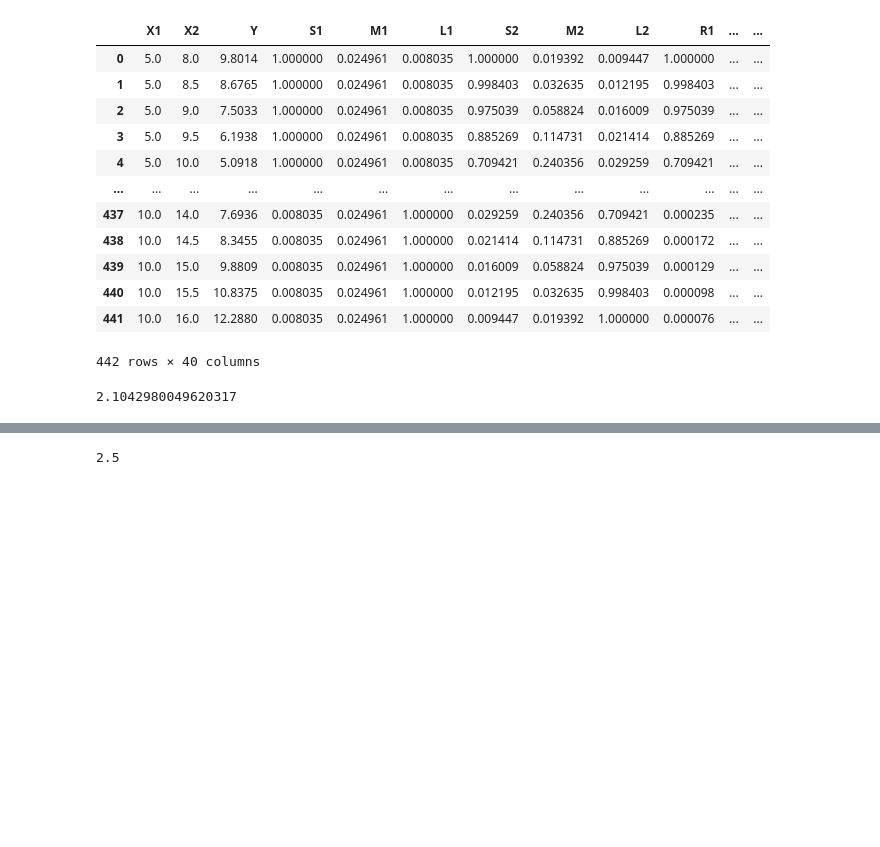
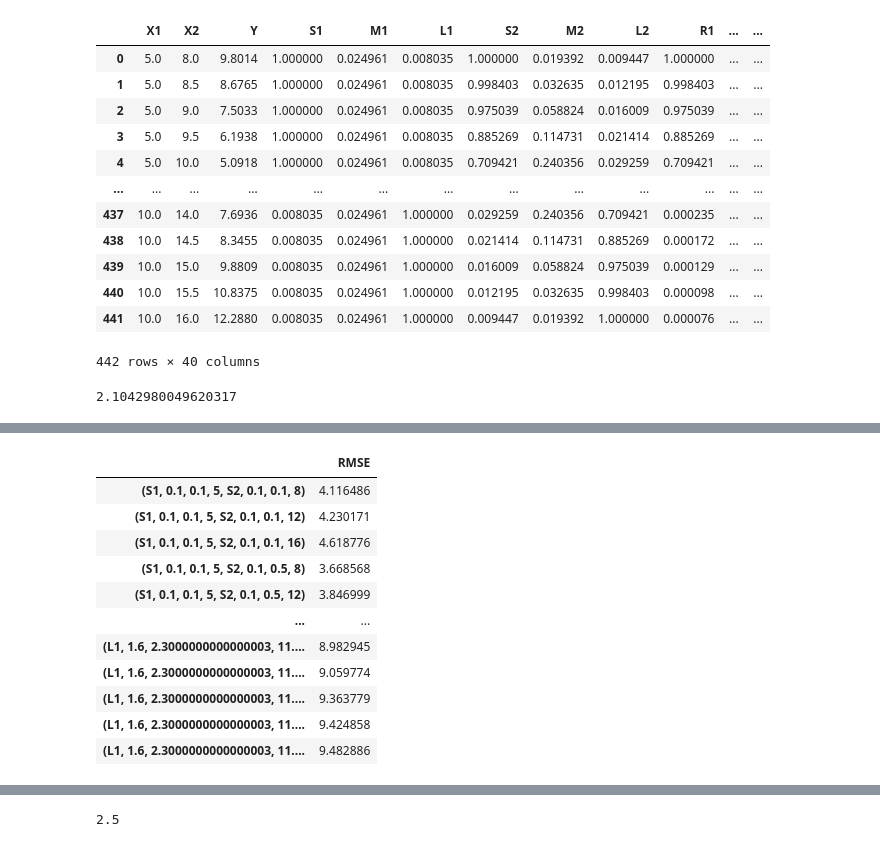
Before and after one commit to GradyKurpasi/ANFIS-Prototype, a Jupyter notebook: ANFIS Prototype.ipynb, the cells around one changed output, grey strips where cells are left out. Drawn from its saved outputs; the diff is of its cells as text; code cells hidden in the pictures; blank space fills up the shorter version.

```diff
--- a/ANFIS Prototype.ipynb
+++ b/ANFIS Prototype.ipynb
@@ -335,46 +355,39 @@ RMSE()
 # %%
-#PHASE 1 Experimentation
+#Phase 1 Experimentation
+i = .1
+p = {'S1alpha' : .6,   'S1beta' : 3.2,   'S1gamma' : 5,
+    'M1alpha' : .9,     'M1beta' : 2.4,  'M1gamma' : 6.5,
+    'L1alpha' : 1.5,   'L1beta' : 2.0,   'L1gamma' : 11,
+    'S2alpha' : 1.1,   'S2beta' : 2.7,   'S2gamma' : 8.5,
+    'M2alpha' : 1.1,   'M2beta' : 3.2,   'M2gamma' : 11.4,
+    'L2alpha' : 1.5,   'L2beta' : 2.5, 'L2gamma' : 15.2}
+for L1 in ('S1', 'M1', 'L1'):
+    for A1 in (p[L1+'alpha']-i, p[L1+'alpha'], p[L1+'alpha']+i): #np.arange(0, 5, 1):
+        p[L1+'alpha'] = A1
+        for B1 in (p[L1+'beta']-i, p[L1+'beta'], p[L1+'beta']+i): #np.arange(0, 9, 1):
+            p[L1+'beta'] = B1
+            for G1 in (p[L1+'gamma']-i, p[L1+'gamma'], p[L1+'gamma']+i): #np.arange(5, 10, 1):
+                p[L1+'gamma'] = G1
+                for L2 in ('S2', 'M2', 'L2'):
+                    for A2 in (p[L2+'alpha']-i, p[L2+'alpha'], p[L2+'alpha']+i): #np.arange(0, 5, 1):
+                        p[L2+'alpha'] = A2
+                        for B2 in (p[L2+'beta']-i, p[L2+'beta'], p[L2+'beta']+i): #np.arange(0,9, 1):
+                            p[L2 + 'beta'] = B2
+                            for G2 in (p[L2+'gamma']-i, p[L2+'gamma'], p[L2+'gamma']+i): #np.arange(8, 15, 1):
+                                p[L2+'gamma'] = G2
+                                initializedata()
+                                Layer1()
+                                Layer2()
+                                Layer3()
+                                Layer4()
+                                Layer5()
+                                Layer6()
+                                Fitness[(L1, A1, B1, G1, L2, A2, B2, G2)] = RMSE()
+                                #print((L1, A1, B1, G1, L2, A2, B2, G2), Fitness[(L1, A1, B1, G1, L2, A2, B2, G2)]))
+                    print(L1, L2)
+#MapFitness()
+newdf = pd.DataFrame.from_dict(Fitness, orient='index', columns=['RMSE'])
 
-initializedata()
-Layer1()
-Layer2()
-Layer3()
-Layer4()
-Layer5()
-Layer6()
-
-Fitness = {}
-
-def MapFitness():
-
-    global Fitness
-
-    for L1 in ('S1', 'M1', 'L1'):
-        for A1 in (0, 2.5, 5): #np.arange(0, 5, 1):
-            p[L1+'alpha'] = A1
-            for B1 in (0, 4.5, 9): #np.arange(0, 9, 1):
-                p[L1+'beta'] = B1
-                for G1 in (5, 7.5): #np.arange(5, 10, 1):
-                    p[L1+'gamma'] = G1
-                    for L2 in ('S2', 'M2', 'L2'):
-                        for A2 in (0, 2.5, 5): #np.arange(0, 5, 1):
-                            p[L2+'alpha'] = A2
-                            for B2 in (0, 4.5, 9): #np.arange(0,9, 1):
-                                p[L2 + 'beta'] = B2
-                                for G2 in (8, 12, 16): #np.arange(8, 15, 1):
-                                    p[L2+'gamma'] = G2
-                                    initializedata()
-                                    Layer1()
-                                    Layer2()
-                                    Layer3()
-                                    Layer4()
-                                    Layer5()
-                                    Layer6()
-                                    Fitness[(L1, A1, B1, G1, L2, A2, B2, G2)] = RMSE()
-
-MapFitness()
-newdf = pd.DataFrame.from_dict(Fitness)
-
-newdf.to_csv("first run.csv")
+newdf.to_csv("fourth run.csv")
 newdf
 # %% [output]
@@ -381,0 +411,12 @@ KeyboardInterrupt:
+|  | RMSE |
+| (S1, 0.1, 0.1, 5, S2, 0.1, 0.1, 8) | 4.116486 |
+| (S1, 0.1, 0.1, 5, S2, 0.1, 0.1, 12) | 4.230171 |
+| (S1, 0.1, 0.1, 5, S2, 0.1, 0.1, 16) | 4.618776 |
+| (S1, 0.1, 0.1, 5, S2, 0.1, 0.5, 8) | 3.668568 |
+| (S1, 0.1, 0.1, 5, S2, 0.1, 0.5, 12) | 3.846999 |
+| ... | ... |
+| (L1, 1.6, 2.3000000000000003, 11.... | 8.982945 |
+| (L1, 1.6, 2.3000000000000003, 11.... | 9.059774 |
+| (L1, 1.6, 2.3000000000000003, 11.... | 9.363779 |
+| (L1, 1.6, 2.3000000000000003, 11.... | 9.424858 |
+| (L1, 1.6, 2.3000000000000003, 11.... | 9.482886 |
```
Also changed, not shown: parts of 7 cells of this notebook.
